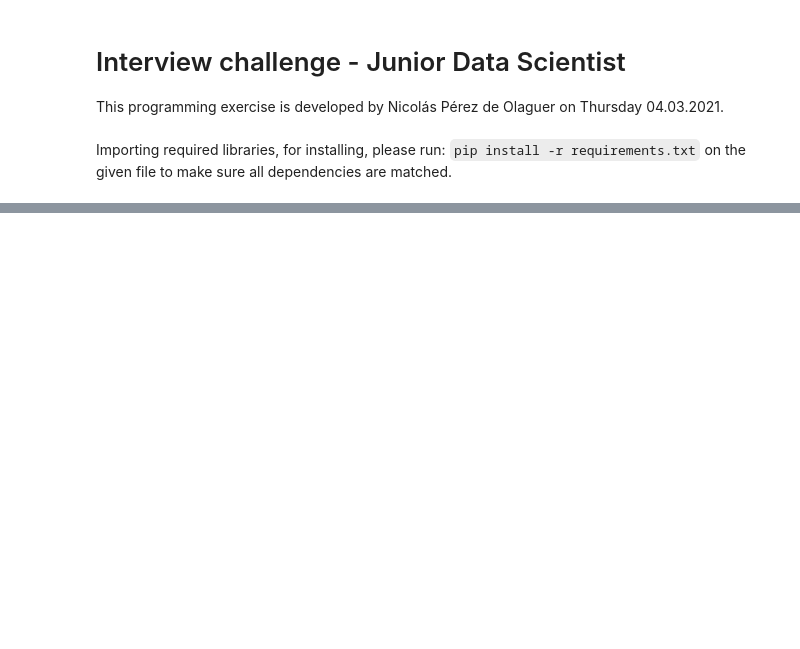
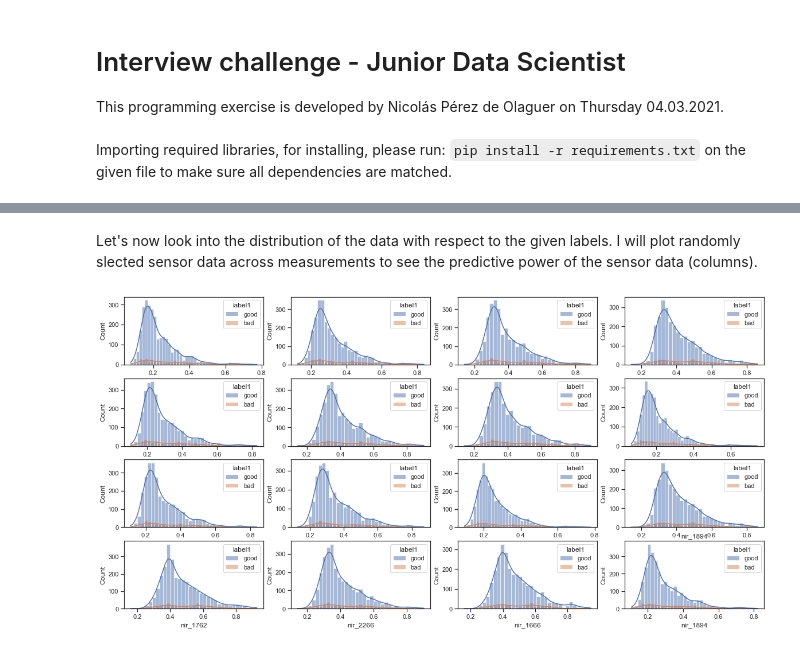
Before and after one commit to nicolasperezdeo/stenon_challenge, a Jupyter notebook: junior_DS_challenge.ipynb, the cells around one changed output, grey strips where cells are left out. Cells and saved outputs as stored; diff of their text form; code cells hidden in the pictures; blank space fills up the shorter version.

```diff
--- a/junior_DS_challenge.ipynb
+++ b/junior_DS_challenge.ipynb
@@ -35,0 +103,8 @@ AttributeError: '_csv.reader' object has no attribute 'next'
+# %%
+# Change devide_id, position_id, spot_id and m_id to categorical data
+to_categorical = [ 'device_id', 'field_id', 'position_id', 'spot_id', 'mID']
+
+misc_data[to_categorical] = misc_data[to_categorical].astype('category')
+raw_data[to_categorical] = raw_data[to_categorical].astype('category')
+# data insights
+misc_data.describe()
@@ -35,0 +147,15 @@ AttributeError: '_csv.reader' object has no attribute 'next'
+# %%
+# Imputating the missing values for roe means
+sensor_data = sensor_data.apply(lambda row: row.fillna(row.mean()), axis=1)
+# %% [markdown]
+Let's now look into the distribution of the data with respect to the given labels. I will plot randomly slected sensor data across measurements to see the predictive power of the sensor data (columns).
+# %%
+# For Label 1
+f, axes = plt.subplots(4, 4)
+
+for col, ax in zip(np.random.choice([c for c in sensor_data], size=16), axes.flatten()):
+    sns.histplot(raw_data, x=col, hue='label1', kde=True, ax=ax)
+    plt.title(col)
+plt.show()
+# %% [output]
+[figure, added]
```
Also changed, not shown: parts of 61 cells of this notebook, 1 other file.
